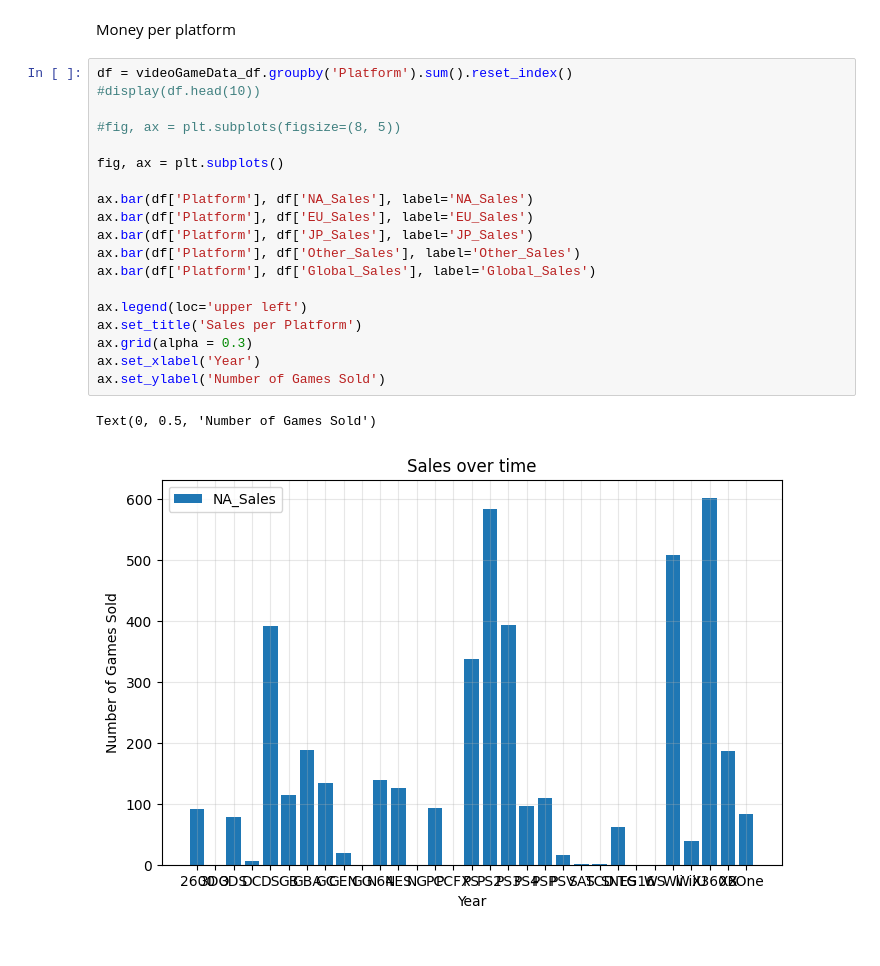
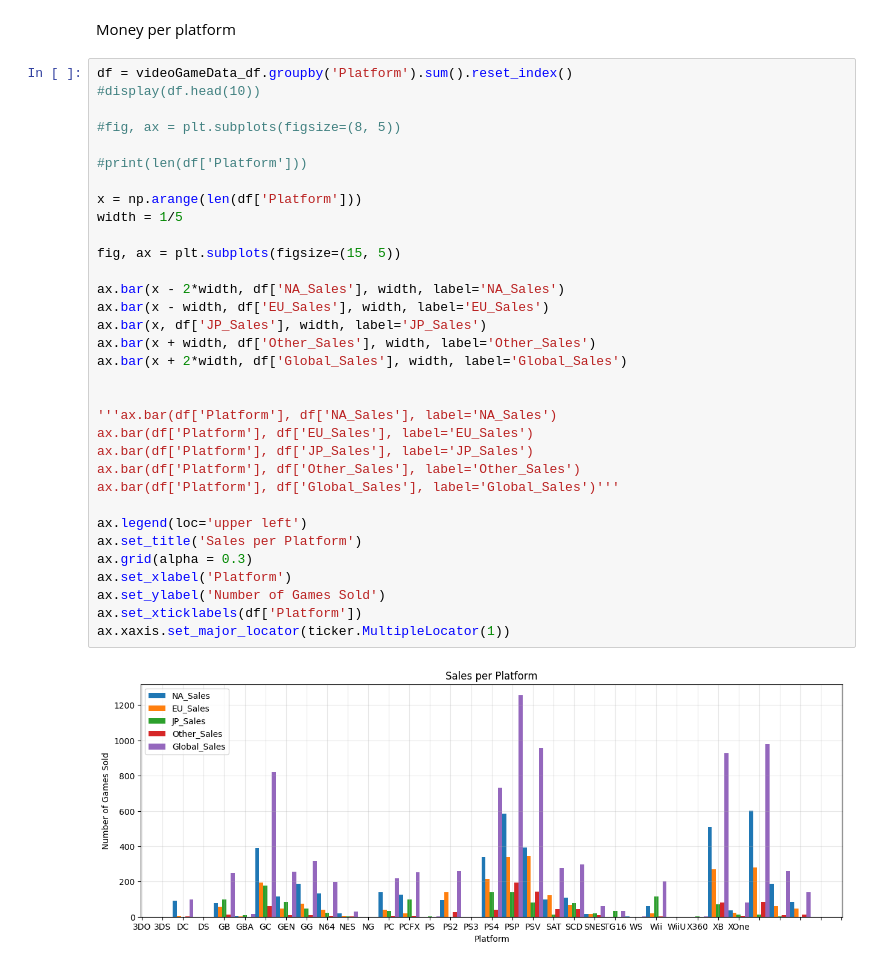
Before and after one commit to bdatye/VideoGameSalesTrends, a Jupyter notebook: VideoGamesSalesTrends.ipynb, the cells around one changed output. Saved outputs shown, nothing was run; the diff lists cells and outputs as text.

Commit message:
Working on grouped bar chart

```diff
--- a/VideoGamesSalesTrends.ipynb
+++ b/VideoGamesSalesTrends.ipynb
@@ -181,22 +183,35 @@ Money per platform
 # %%
 df = videoGameData_df.groupby('Platform').sum().reset_index()
 #display(df.head(10))
 
 #fig, ax = plt.subplots(figsize=(8, 5))
 
-fig, ax = plt.subplots()
+#print(len(df['Platform']))
 
-ax.bar(df['Platform'], df['NA_Sales'], label='NA_Sales')
+x = np.arange(len(df['Platform']))
+width = 1/5
+
+fig, ax = plt.subplots(figsize=(15, 5))
+
+ax.bar(x - 2*width, df['NA_Sales'], width, label='NA_Sales')
+ax.bar(x - width, df['EU_Sales'], width, label='EU_Sales')
+ax.bar(x, df['JP_Sales'], width, label='JP_Sales')
+ax.bar(x + width, df['Other_Sales'], width, label='Other_Sales')
+ax.bar(x + 2*width, df['Global_Sales'], width, label='Global_Sales')
+
+
+'''ax.bar(df['Platform'], df['NA_Sales'], label='NA_Sales')
 ax.bar(df['Platform'], df['EU_Sales'], label='EU_Sales')
 ax.bar(df['Platform'], df['JP_Sales'], label='JP_Sales')
 ax.bar(df['Platform'], df['Other_Sales'], label='Other_Sales')
-ax.bar(df['Platform'], df['Global_Sales'], label='Global_Sales')
+ax.bar(df['Platform'], df['Global_Sales'], label='Global_Sales')'''
 
 ax.legend(loc='upper left')
 ax.set_title('Sales per Platform')
 ax.grid(alpha = 0.3)
-ax.set_xlabel('Year')
+ax.set_xlabel('Platform')
 ax.set_ylabel('Number of Games Sold')
+ax.set_xticklabels(df['Platform'])
+ax.xaxis.set_major_locator(ticker.MultipleLocator(1))
 # %% [output]
-Text(0, 0.5, 'Number of Games Sold')
-[figure, old version]
+[figure, new version]
```
Also changed, not shown: parts of 1 cell of this notebook.
